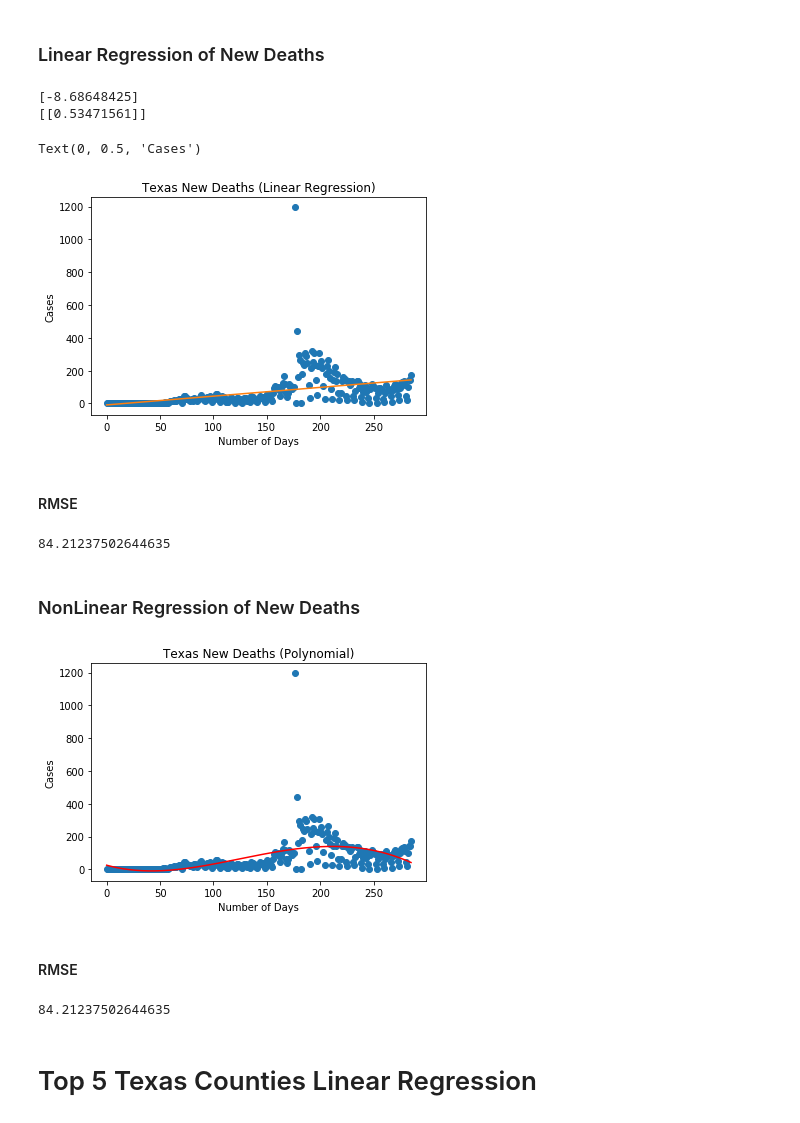
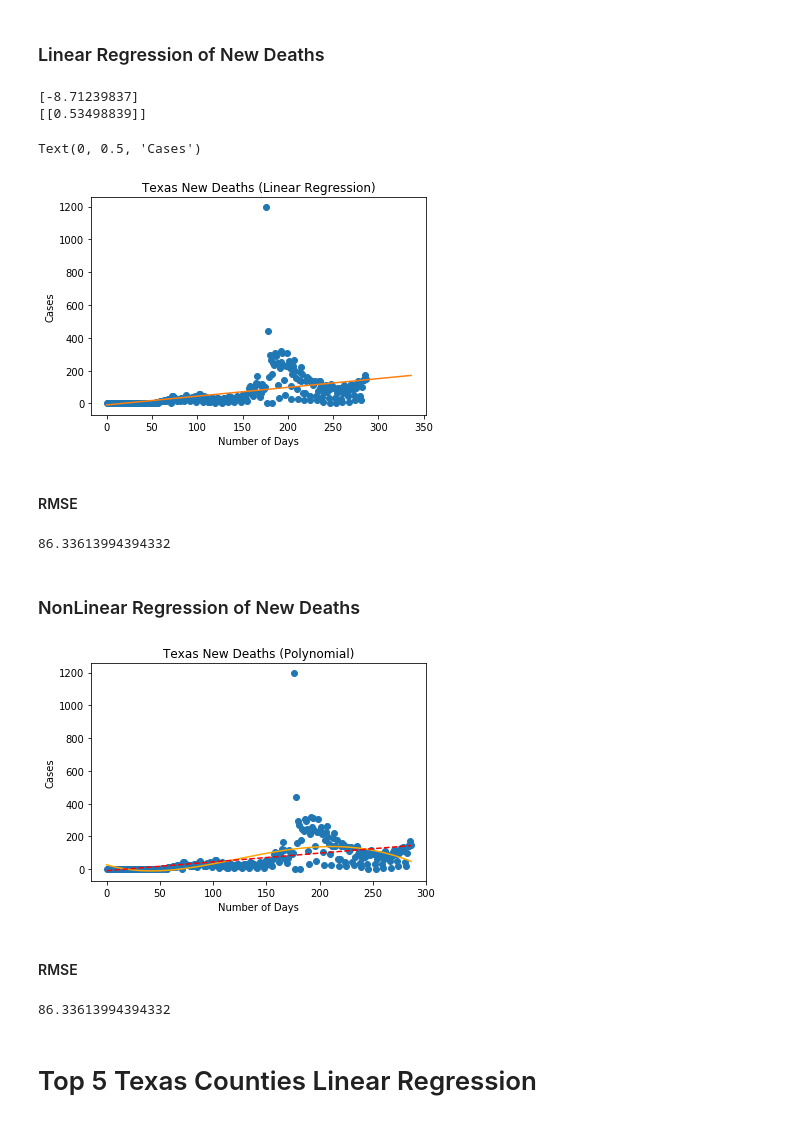
Before and after one commit to HarinB4/Covid-19DataProject, a Jupyter notebook: src/Stage_III/Badesha/StageIII_Member.ipynb, the cells around one changed output. Drawn from its saved outputs; the diff is of its cells as text; code cells hidden in the pictures.

```diff
--- a/src/Stage_III/Badesha/StageIII_Member.ipynb
+++ b/src/Stage_III/Badesha/StageIII_Member.ipynb
@@ -150,26 +168,26 @@ y = TexasDeaths
 # %%
 # follow the usual sklearn pattern: import, instantiate, fit
 model = LinearRegression()
 model.fit(X, y)
 
 # print intercept and coefficients
 print (model.intercept_)
 print (model.coef_)
 
 # Plot the data and the model prediction
-X_fit = np.linspace(X.min(), X.max(), 1000)[:, np.newaxis]
+X_fit = np.linspace(X.min(), X.max()+50, 1000)[:, np.newaxis]
 y_fit = model.predict(X_fit)
 
 plt.plot(X.squeeze(), y, 'o')
 plt.plot(X_fit.squeeze(), y_fit);
 plt.title('Texas New Deaths (Linear Regression)')
 plt.xlabel('Number of Days')
 plt.ylabel('Cases')
 # %% [output]
-[-8.68648425]
-[[0.53471561]]
+[-8.71239837]
+[[0.53498839]]
 Text(0, 0.5, 'Cases')
-[figure, old version]
+[figure, new version]
 # %% [markdown]
 #### RMSE
 # %%
@@ -178,7 +196,7 @@ mse = mean_squared_error(X_fit, y_fit)
 rmse = math.sqrt(mse)
 print(rmse)
 # %% [output]
-84.21237502644635
+86.33613994394332
 # %% [markdown]
 ### NonLinear Regression of New Deaths
 # %%
@@ -187,13 +205,19 @@ X_poly = poly_reg.fit_transform(X)
 pol_reg = LinearRegression()
 pol_reg.fit(X_poly, y)
 plt.scatter(X, y)
-plt.plot(X, pol_reg.predict(poly_reg.fit_transform(X)), color='red')
+plt.plot(X, pol_reg.predict(poly_reg.fit_transform(X)), color='orange')
 plt.title('Texas New Deaths (Polynomial)')
 plt.xlabel('Number of Days')
 plt.ylabel('Cases')
+
+x = TexasDeaths.index
+y = TexasDeaths["TX"]
+z = np.polyfit(x, y, 1)
+p = np.poly1d(z)
+plt.plot(x,p(x),"r--")
 plt.show()
 # %% [output]
-[figure, old version]
+[figure, new version]
 # %% [markdown]
 #### RMSE
 # %%
@@ -202,7 +226,7 @@ mse = mean_squared_error(X_fit, y_fit)
 rmse = math.sqrt(mse)
 print(rmse)
 # %% [output]
-84.21237502644635
+86.33613994394332
 # %% [markdown]
 # Top 5 Texas Counties Linear Regression
 # %%
```
Also changed, not shown: parts of 21 cells of this notebook.
